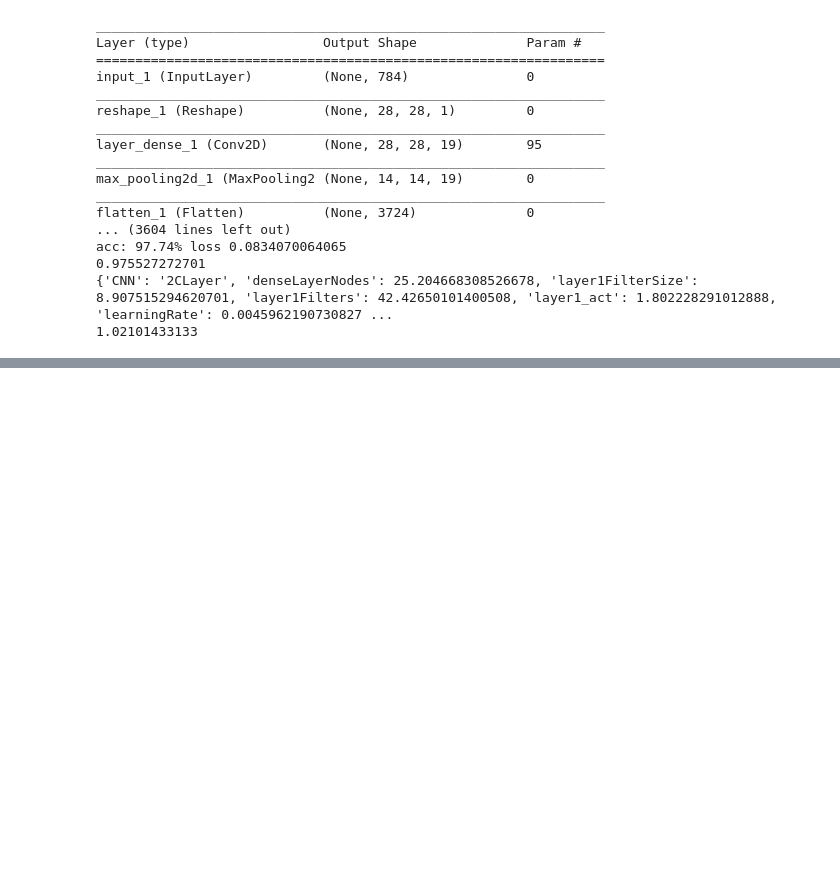
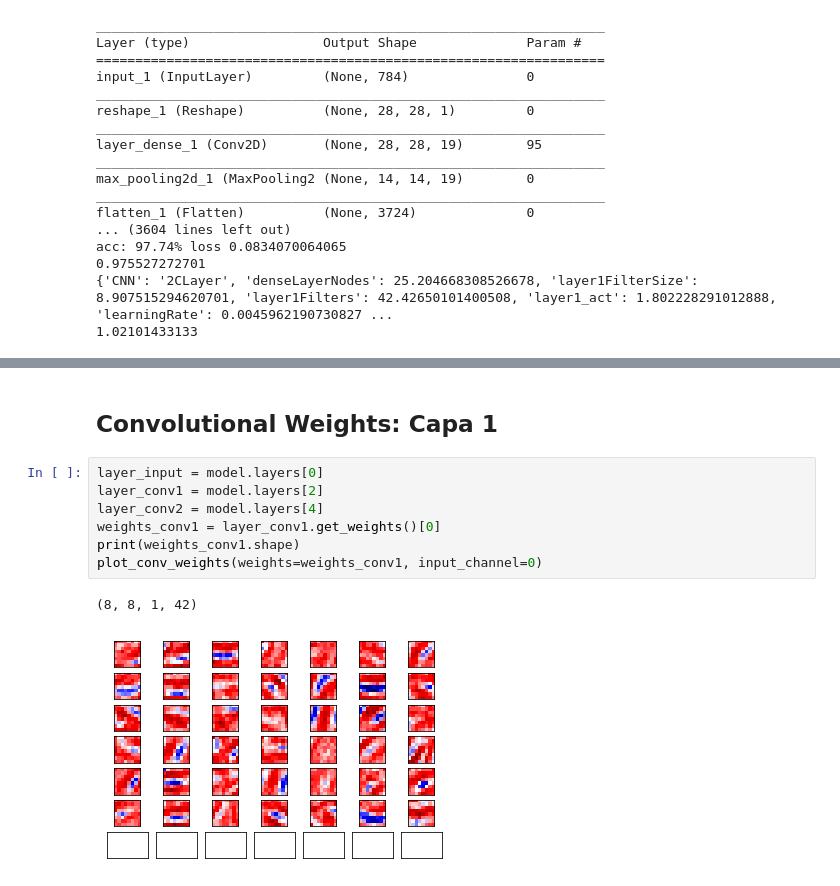
Before and after one commit to gonzalovodanovic/pso_dnn, a Jupyter notebook: pso_mnist_cnn.ipynb, the cells around one changed output, grey strips where cells are left out. Saved outputs shown, nothing was run; the diff lists cells and outputs as text; blank space fills up the shorter version.

```diff
--- a/pso_mnist_cnn.ipynb
+++ b/pso_mnist_cnn.ipynb
@@ -493,0 +562,12 @@ acc: 98.37% loss 0.0552510514956
+# %% [markdown]
+## Convolutional Weights: Capa 1
+# %%
+layer_input = model.layers[0]
+layer_conv1 = model.layers[2]
+layer_conv2 = model.layers[4]
+weights_conv1 = layer_conv1.get_weights()[0]
+print(weights_conv1.shape)
+plot_conv_weights(weights=weights_conv1, input_channel=0)
+# %% [output]
+(8, 8, 1, 42)
+[figure, added]
```
Also changed, not shown: parts of 11 cells of this notebook.
